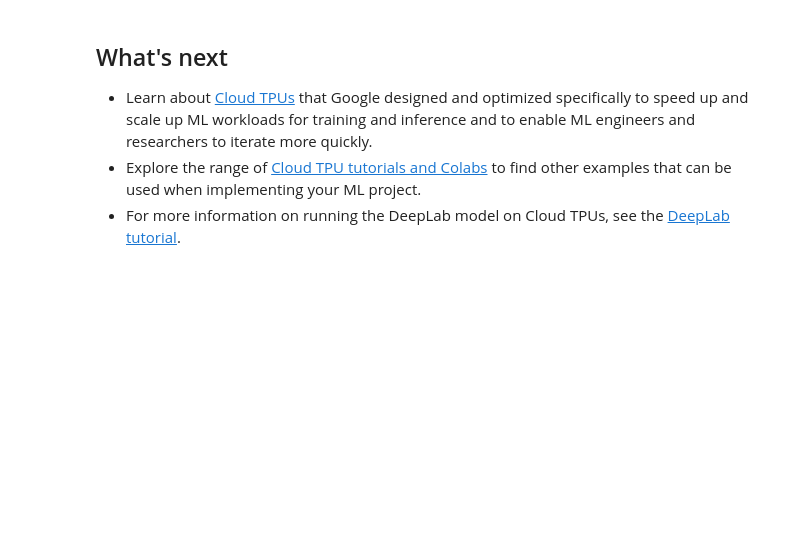
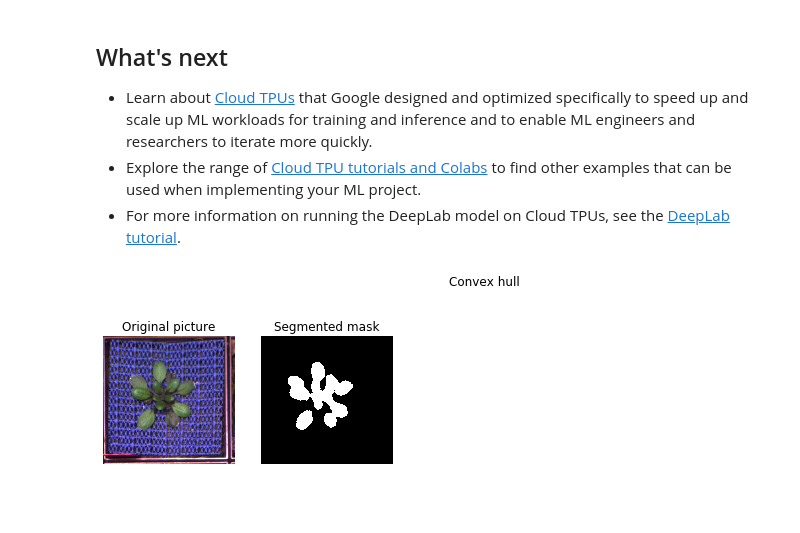
Before and after one commit to noctillion/models, a Jupyter notebook: research/deeplab/predict.ipynb, the cells around one changed output. Cells and saved outputs as stored; diff of their text form; code cells hidden in the pictures; blank space fills up the shorter version.

```diff
--- a/research/deeplab/predict.ipynb
+++ b/research/deeplab/predict.ipynb
@@ -79,7 +82,7 @@ class DeepLabModel(object):
         self.OUTPUT_TENSOR_NAME,
         feed_dict={self.INPUT_TENSOR_NAME: [np.asarray(resized_image)]})
     seg_map = batch_seg_map[0]
-    return resized_image, seg_map
+    return resized_image, seg_map, image
 
 
 def create_pascal_label_colormap():
@@ -174,11 +177,11 @@ so the results may slightly differ from the visualizations in the
 [README](https://github.com/tensorflow/models/blob/master/research/deeplab/README.md) file,
 which uses multi-scale and left-right flipped inputs.
 # %%
-MODEL = DeepLabModel("50k_graph.pb") # path to frozen graph goes here
+MODEL = DeepLabModel("images/50k_graph.pb") # path to frozen graph goes here
 print('model loaded successfully!')
 
 SAMPLE_IMAGE = 'image1'  # @param ['image1', 'image2', 'image3']
-IMAGE_URL = 'file:test.png'  #@param {type:"string"}
+IMAGE_URL = 'file:images/test1.png'  #@param {type:"string"}
 
 _SAMPLE_URL = ('http://github.com/tensorflow/models/blob/master/research/'
                'deeplab/g3doc/img/%s.jpg?raw=true')
@@ -200,13 +203,12 @@ def run_visualization(url):
     return
 
   print('running deeplab on image %s...' % url)
-  resized_im, seg_map = MODEL.run(original_im)
+  resized_im, seg_map, original_image = MODEL.run(original_im)
 
   vis_segmentation(resized_im, seg_map)
   print("total pixel count: %d" % seg_map.size)
   count_pixels(seg_map)
 
-
 image_url = IMAGE_URL or _SAMPLE_URL % SAMPLE_IMAGE
 run_visualization(image_url)
 # %% [output]
@@ -222,3 +224,27 @@ label rosette : 29582
 * Learn about [Cloud TPUs](https://cloud.google.com/tpu/docs) that Google designed and optimized specifically to speed up and scale up ML workloads for training and inference and to enable ML engineers and researchers to iterate more quickly.
 * Explore the range of [Cloud TPU tutorials and Colabs](https://cloud.google.com/tpu/docs/tutorials) to find other examples that can be used when implementing your ML project.
 * For more information on running the DeepLab model on Cloud TPUs, see the [DeepLab tutorial](https://cloud.google.com/tpu/docs/tutorials/deeplab).
+# %%
+image = Image.open("images/test1.png")
+
+resized_image, seg_map, original_image = MODEL.run(image)
+
+#hull = convex_hull_image(seg_map)
+#print(np.count_nonzero(hull))
+
+fig, axes = plt.subplots(1, 3, figsize=(8, 4))
+ax = axes.ravel()
+
+ax[0].set_title('Original picture')
+ax[0].imshow(original_image, cmap=plt.cm.gray)
+ax[0].set_axis_off()
+
+ax[1].set_title('Segmented mask')
+ax[1].imshow(seg_map, cmap=plt.cm.gray)
+ax[1].set_axis_off()
+
+ax[2].set_title('Convex hull')
+#ax[2].imshow(hull, cmap=plt.cm.gray)
+ax[2].set_axis_off()
+# %% [output]
+[figure, added]
```
Also changed, not shown: parts of 6 cells of this notebook.
